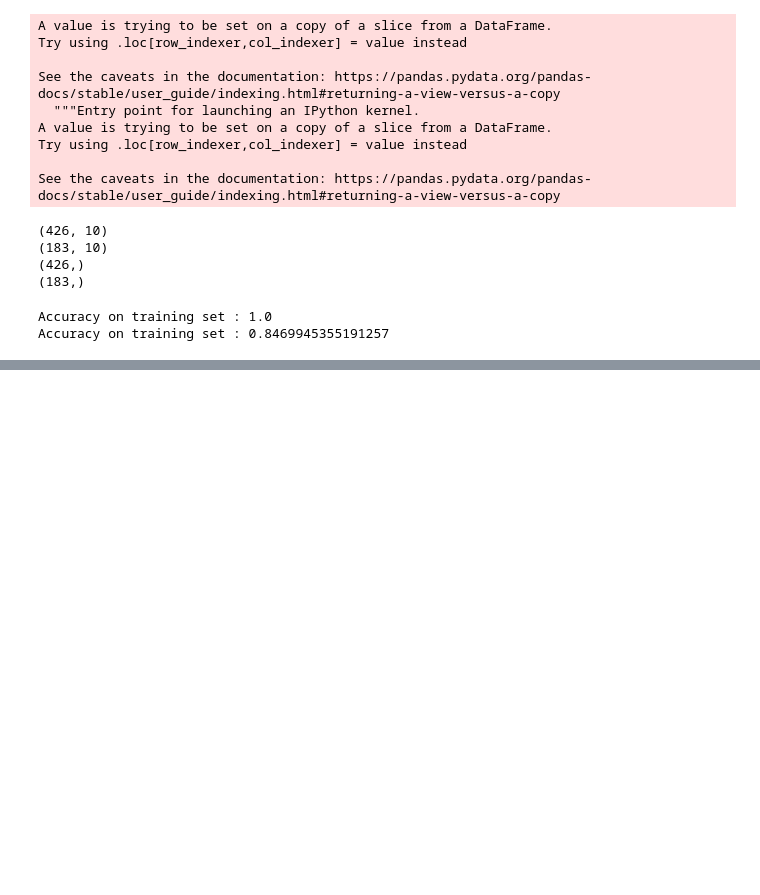
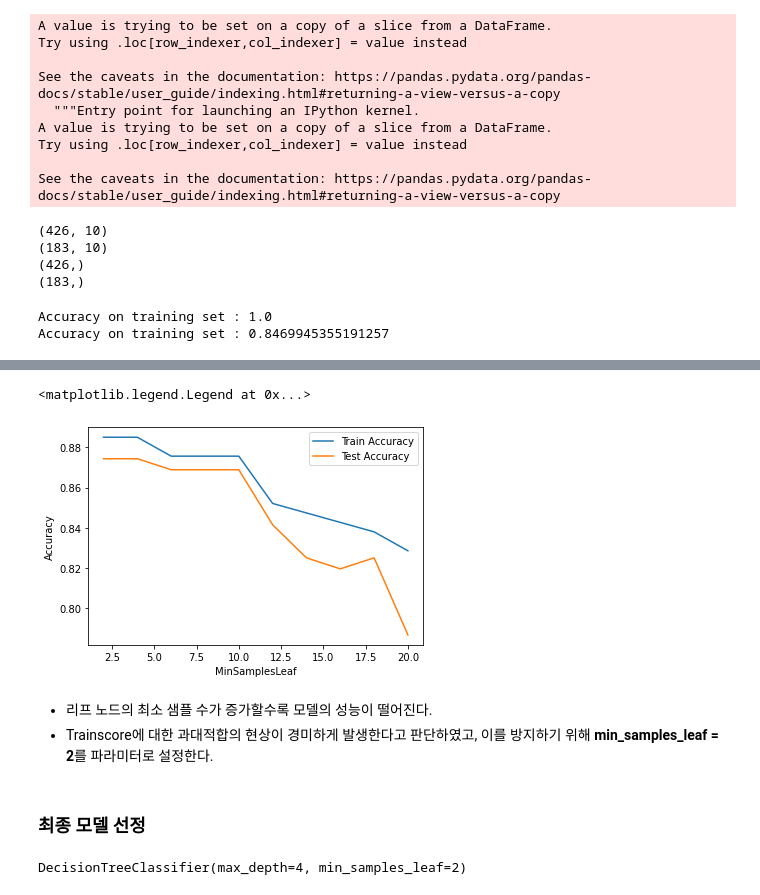
Before and after one commit to mjiii25/posco-academy, a Jupyter notebook: Big-Data/Assignment-2/C1성민지_종합실습-2.ipynb, the cells around one changed output, grey strips where cells are left out. Drawn from its saved outputs; the diff is of its cells as text; code cells hidden in the pictures; blank space fills up the shorter version.

```diff
--- a/Big-Data/Assignment-2/C1성민지_종합실습-2.ipynb
+++ b/Big-Data/Assignment-2/C1성민지_종합실습-2.ipynb
@@ -455,0 +543,15 @@ Accuracy on training set : 0.8469945355191257
+# %%
+train_accuracy = []; test_accuracy = []
+para_leaf = [n_leaf * 2 for n_leaf in range(1,11)]
+
+for v_min_samples_leaf in para_leaf :
+    tree = DecisionTreeClassifier(max_depth = 4,
+                                  min_samples_leaf = v_min_samples_leaf)
+    tree.fit(df_train_x, df_train_y)
+    train_accuracy.append(tree.score(df_train_x, df_train_y))
+    test_accuracy.append(tree.score(df_test_x, df_test_y))
+
+df_accuracy_leaf = pd.DataFrame()
+df_accuracy_leaf['MinSampleLeaf'] = para_leaf
+df_accuracy_leaf['TrainAccuracy'] = train_accuracy
+df_accuracy_leaf['TestAccuracy'] = test_accuracy
@@ -455,0 +572,20 @@ Accuracy on training set : 0.8469945355191257
+# %%
+plt.plot(para_leaf, train_accuracy, linestyle = '-', label = 'Train Accuracy')
+plt.plot(para_leaf, test_accuracy, linestyle = '-', label = 'Test Accuracy')
+plt.ylabel('Accuracy'); plt.xlabel('MinSamplesLeaf')
+plt.legend()
+# %% [output]
+<matplotlib.legend.Legend at 0x...>
+[figure, added]
+# %% [markdown]
+- 리프 노드의 최소 샘플 수가 증가할수록 모델의 성능이 떨어진다.
+- Trainscore에 대한 과대적합의 현상이 경미하게 발생한다고 판단하였고, 이를 방지하기 위해 **min_samples_leaf = 2**를 파라미터로 설정한다.
+# %% [markdown]
+### **최종 모델 선정**
+# %%
+tree_final = DecisionTreeClassifier(max_depth = 4,
+                                    min_samples_leaf = 2)
+
+tree_final.fit(df_train_x, df_train_y)
+# %% [output]
+DecisionTreeClassifier(max_depth=4, min_samples_leaf=2)
```
Also changed, not shown: parts of 20 cells of this notebook.
